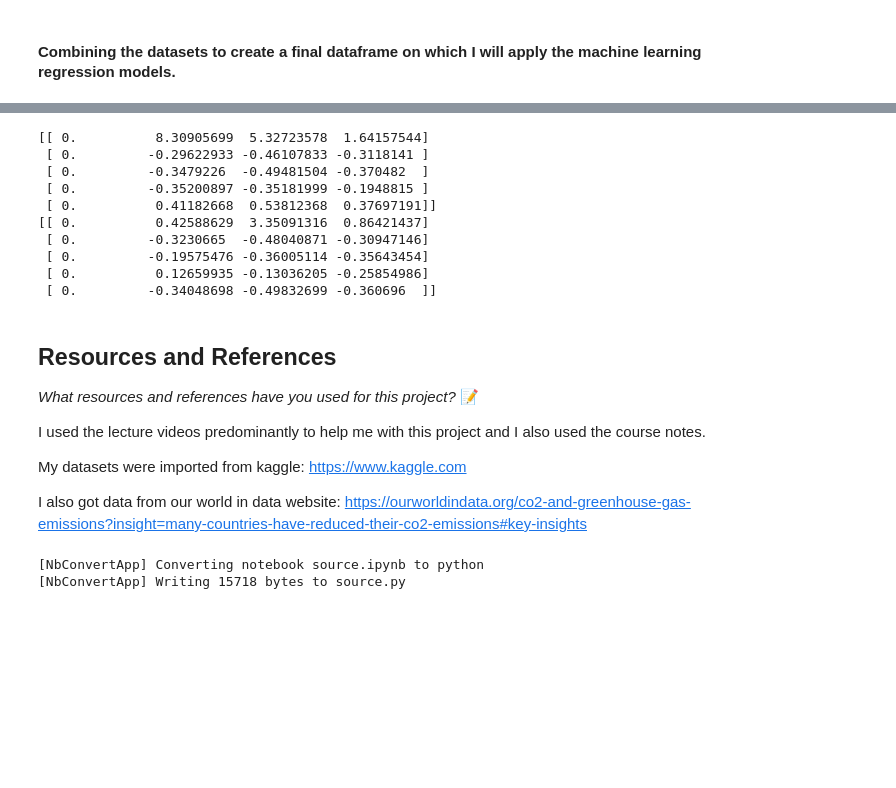
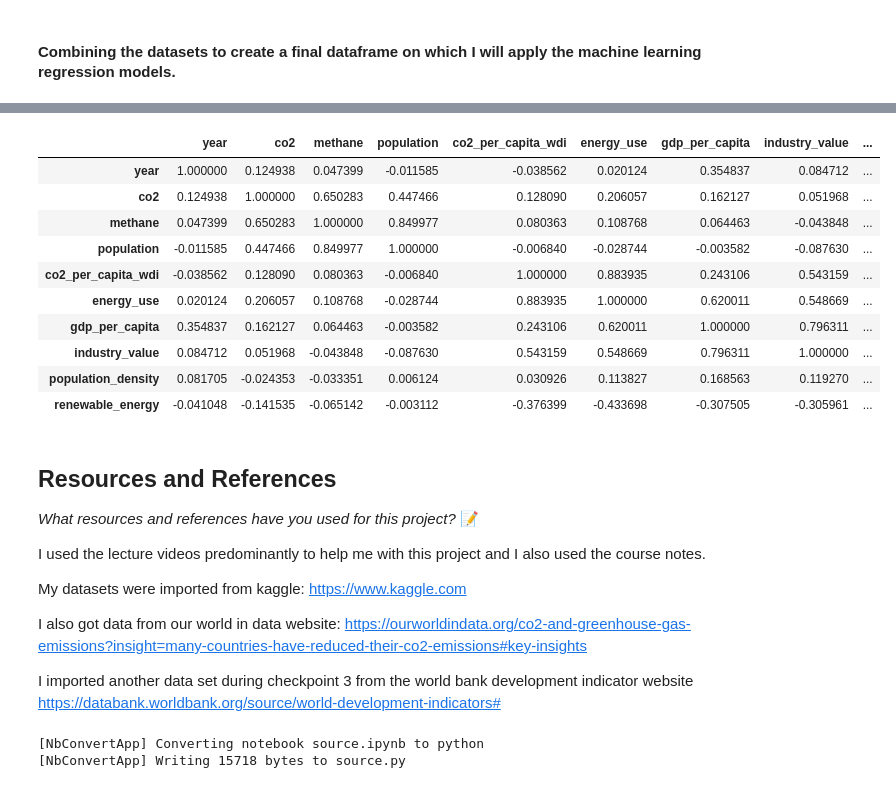
Before and after one commit to IT4063C-Spring26/final-project-proddasr, a Jupyter notebook: source.ipynb, the cells around one changed output, grey strips where cells are left out. Cells and saved outputs as stored; diff of their text form; code cells hidden in the pictures; blank space fills up the shorter version.

```diff
--- a/source.ipynb
+++ b/source.ipynb
@@ -1124,8 +1211,7 @@ dtype: int64
 # %%
 # Rename the columns in the final_df DataFrame to standardize the data sets.
 final_df.rename(columns={
-    'co2_x': 'co2',
-    'co2_per_capita_x': 'co2_per_capita'
+    'co2_x': 'co2'
 }, inplace=True)
 
 final_df.info()
@@ -1197,17 +1237,19 @@ X_test_prepared = numeric_pipeline.transform(X_test)
-# %%
-print(X_train_prepared[:5])
-print(X_test_prepared[:5])
-# %% [output]
-[[ 0.          8.30905699  5.32723578  1.64157544]
- [ 0.         -0.29622933 -0.46107833 -0.3118141 ]
- [ 0.         -0.3479226  -0.49481504 -0.370482  ]
- [ 0.         -0.35200897 -0.35181999 -0.1948815 ]
- [ 0.          0.41182668  0.53812368  0.37697191]]
-[[ 0.          0.42588629  3.35091316  0.86421437]
- [ 0.         -0.3230665  -0.48040871 -0.30947146]
- [ 0.         -0.19575476 -0.36005114 -0.35643454]
- [ 0.          0.12659935 -0.13036205 -0.25854986]
- [ 0.         -0.34048698 -0.49832699 -0.360696  ]]
+# %%
+# Check the correlation between the numerical columns in the final DataFrame to understand the relationships
+#  between different variables.
+final_df.corr(numeric_only=True)
+# %% [output]
+|  | year | co2 | methane | population | co2_per_capita_wdi | energy_use | gdp_per_capita | industry_value | ... |
+| year | 1.000000 | 0.124938 | 0.047399 | -0.011585 | -0.038562 | 0.020124 | 0.354837 | 0.084712 | ... |
+| co2 | 0.124938 | 1.000000 | 0.650283 | 0.447466 | 0.128090 | 0.206057 | 0.162127 | 0.051968 | ... |
+| methane | 0.047399 | 0.650283 | 1.000000 | 0.849977 | 0.080363 | 0.108768 | 0.064463 | -0.043848 | ... |
+| population | -0.011585 | 0.447466 | 0.849977 | 1.000000 | -0.006840 | -0.028744 | -0.003582 | -0.087630 | ... |
+| co2_per_capita_wdi | -0.038562 | 0.128090 | 0.080363 | -0.006840 | 1.000000 | 0.883935 | 0.243106 | 0.543159 | ... |
+| energy_use | 0.020124 | 0.206057 | 0.108768 | -0.028744 | 0.883935 | 1.000000 | 0.620011 | 0.548669 | ... |
+| gdp_per_capita | 0.354837 | 0.162127 | 0.064463 | -0.003582 | 0.243106 | 0.620011 | 1.000000 | 0.796311 | ... |
+| industry_value | 0.084712 | 0.051968 | -0.043848 | -0.087630 | 0.543159 | 0.548669 | 0.796311 | 1.000000 | ... |
+| population_density | 0.081705 | -0.024353 | -0.033351 | 0.006124 | 0.030926 | 0.113827 | 0.168563 | 0.119270 | ... |
+| renewable_energy | -0.041048 | -0.141535 | -0.065142 | -0.003112 | -0.376399 | -0.433698 | -0.307505 | -0.305961 | ... |
 # %% [markdown]
 ## Resources and References
 *What resources and references have you used for this project?*
@@ -1219,6 +1261,9 @@ My datasets were imported from kaggle: https://www.kaggle.com
 
 I also got data from our world in data website:
 https://ourworldindata.org/co2-and-greenhouse-gas-emissions?insight=many-countries-have-reduced-their-co2-emissions#key-insights
+
+I imported another data set during checkpoint 3 from the world bank development indicator website
+https://databank.worldbank.org/source/world-development-indicators#
 # %%
 # ⚠️ Make sure you run this cell at the end of your notebook before every submission!
 !jupyter nbconvert --to python source.ipynb
```
Also changed, not shown: parts of 24 cells of this notebook.
